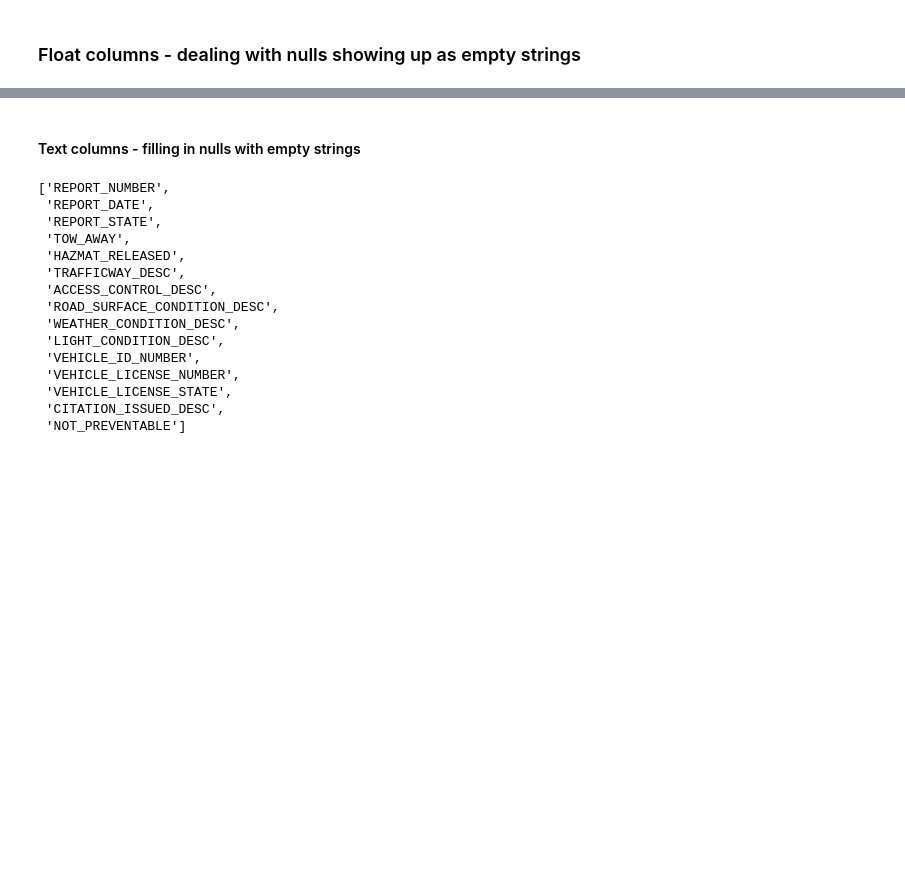
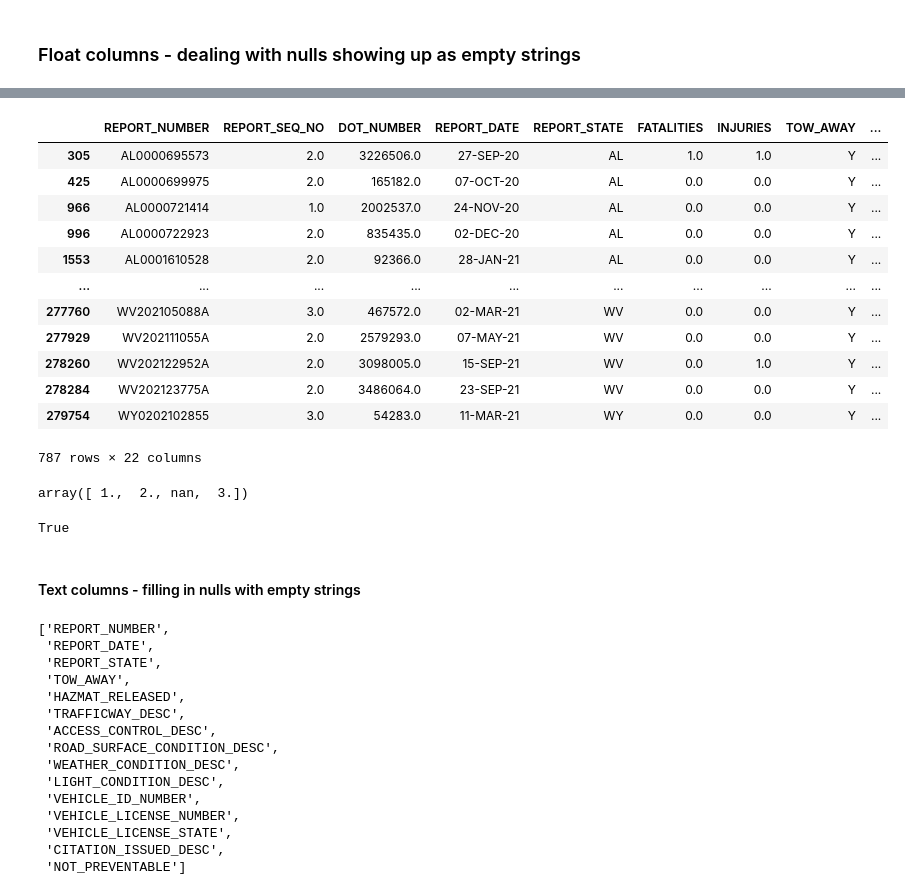
Before and after one commit to munira-jo/data-pipeline-demo, a Jupyter notebook: Reading in zip files.ipynb, the cells around one changed output, grey strips where cells are left out. Drawn from its saved outputs; the diff is of its cells as text; code cells hidden in the pictures; blank space fills up the shorter version.

```diff
--- a/Reading in zip files.ipynb
+++ b/Reading in zip files.ipynb
@@ -109,0 +135,2 @@ df[df.duplicated(subset='REPORT_NUMBER',keep=False)].sort_values('REPORT_NUMBER'
+# %%
+df=pd.read_csv(original_filepath,encoding='cp1252')
@@ -113,4 +156,6 @@ df[df.duplicated(subset='REPORT_NUMBER',keep=False)].sort_values('REPORT_NUMBER'
 df.shape
 # %% [output]
 (281285, 22)
+# %%
+df=df.dropna(how='all')
 # %%
@@ -120,8 +165,12 @@ df.shape[0] - df.dropna().shape[0]
 # %%
-df=df.dropna()
+df=df.dropna(how='all')
 # %% [markdown]
 ### Float columns - dealing with nulls showing up as empty strings
 # %%
 df.loc[df['REPORT_SEQ_NO']=='','REPORT_SEQ_NO']=np.nan
 # %%
 df.loc[df['REPORT_SEQ_NO'].isnull(),'REPORT_SEQ_NO']=np.nan
+# %%
+num_cols = [col for col in df.columns if df[col].dtype in ['float64','int64']]
+for col in num_cols:
+    df[col]=df[col].fillna(np.nan)
@@ -127,0 +187,24 @@ df.loc[df['REPORT_SEQ_NO'].isnull(),'REPORT_SEQ_NO']=np.nan
+# %%
+df[df['SEVERITY_WEIGHT'].isnull()]
+# %% [output]
+|  | REPORT_NUMBER | REPORT_SEQ_NO | DOT_NUMBER | REPORT_DATE | REPORT_STATE | FATALITIES | INJURIES | TOW_AWAY | ... |
+| 305 | AL0000695573 | 2.0 | 3226506.0 | 27-SEP-20 | AL | 1.0 | 1.0 | Y | ... |
+| 425 | AL0000699975 | 2.0 | 165182.0 | 07-OCT-20 | AL | 0.0 | 0.0 | Y | ... |
+| 966 | AL0000721414 | 1.0 | 2002537.0 | 24-NOV-20 | AL | 0.0 | 0.0 | Y | ... |
+| 996 | AL0000722923 | 2.0 | 835435.0 | 02-DEC-20 | AL | 0.0 | 0.0 | Y | ... |
+| 1553 | AL0001610528 | 2.0 | 92366.0 | 28-JAN-21 | AL | 0.0 | 0.0 | Y | ... |
+| ... | ... | ... | ... | ... | ... | ... | ... | ... | ... |
+| 277760 | WV202105088A | 3.0 | 467572.0 | 02-MAR-21 | WV | 0.0 | 0.0 | Y | ... |
+| 277929 | WV202111055A | 2.0 | 2579293.0 | 07-MAY-21 | WV | 0.0 | 0.0 | Y | ... |
+| 278260 | WV202122952A | 2.0 | 3098005.0 | 15-SEP-21 | WV | 0.0 | 1.0 | Y | ... |
+| 278284 | WV202123775A | 2.0 | 3486064.0 | 23-SEP-21 | WV | 0.0 | 0.0 | Y | ... |
+| 279754 | WY0202102855 | 3.0 | 54283.0 | 11-MAR-21 | WY | 0.0 | 0.0 | Y | ... |
+787 rows × 22 columns
+# %%
+df['SEVERITY_WEIGHT'].unique()
+# %% [output]
+array([ 1.,  2., nan,  3.])
+# %%
+df['SEVERITY_WEIGHT'].dtype=='float64'
+# %% [output]
+True
```
Also changed, not shown: parts of 27 cells of this notebook, 3 other files.
